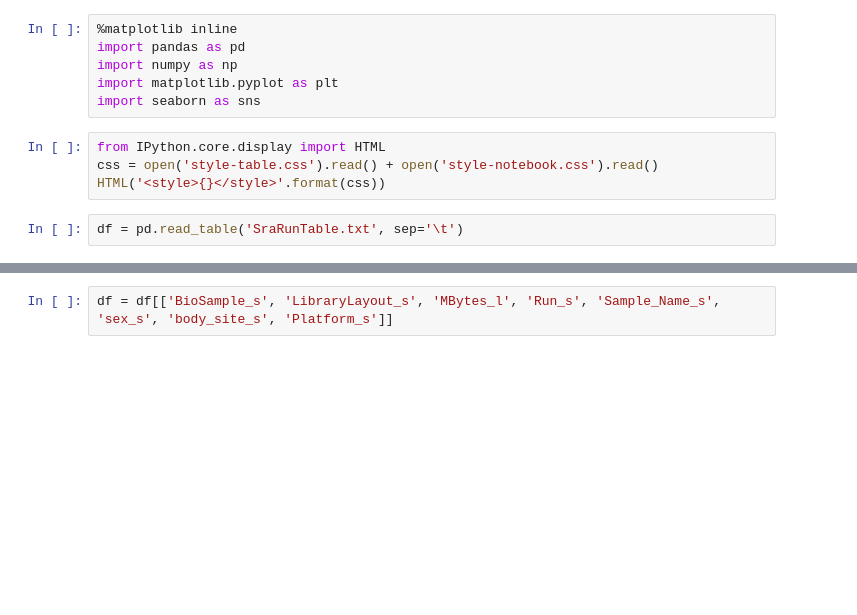
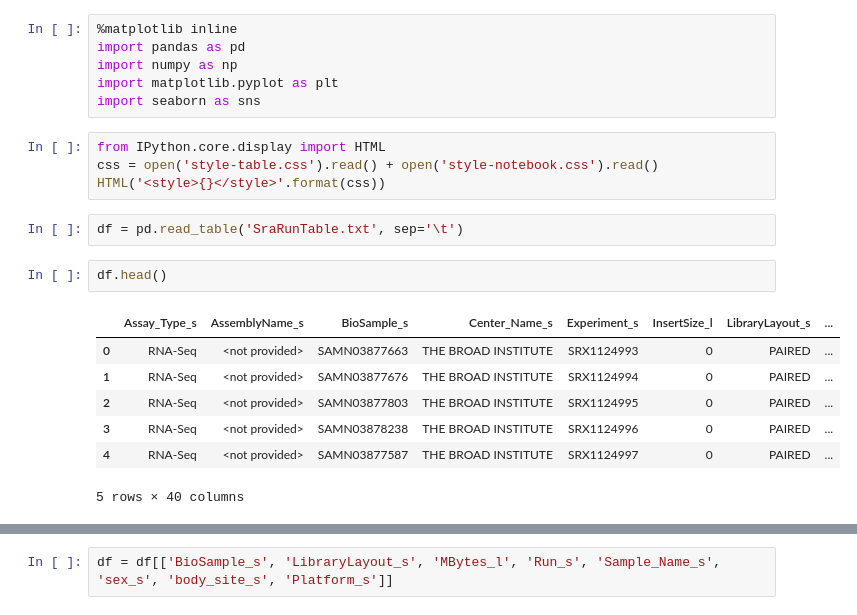
Before and after one commit to jvivian/ipython_notebooks, a Jupyter notebook: gtex_rnaseq_analysis/gtex_sample_analysis.ipynb, the cells around one changed output, grey strips where cells are left out. Cells and saved outputs as stored; diff of their text form; blank space fills up the shorter version.

```diff
--- a/gtex_rnaseq_analysis/gtex_sample_analysis.ipynb
+++ b/gtex_rnaseq_analysis/gtex_sample_analysis.ipynb
@@ -12,3 +12,13 @@ css = open('style-table.css').read() + open('style-notebook.css').read()
 HTML('<style>{}</style>'.format(css))
 # %%
 df = pd.read_table('SraRunTable.txt', sep='\t')
+# %%
+df.head()
+# %% [output]
+|  | Assay_Type_s | AssemblyName_s | BioSample_s | Center_Name_s | Experiment_s | InsertSize_l | LibraryLayout_s | ... |
+| 0 | RNA-Seq | <not provided> | SAMN03877663 | THE BROAD INSTITUTE | SRX1124993 | 0 | PAIRED | ... |
+| 1 | RNA-Seq | <not provided> | SAMN03877676 | THE BROAD INSTITUTE | SRX1124994 | 0 | PAIRED | ... |
+| 2 | RNA-Seq | <not provided> | SAMN03877803 | THE BROAD INSTITUTE | SRX1124995 | 0 | PAIRED | ... |
+| 3 | RNA-Seq | <not provided> | SAMN03878238 | THE BROAD INSTITUTE | SRX1124996 | 0 | PAIRED | ... |
+| 4 | RNA-Seq | <not provided> | SAMN03877587 | THE BROAD INSTITUTE | SRX1124997 | 0 | PAIRED | ... |
+5 rows × 40 columns
```
Also changed, not shown: parts of 5 cells of this notebook.
